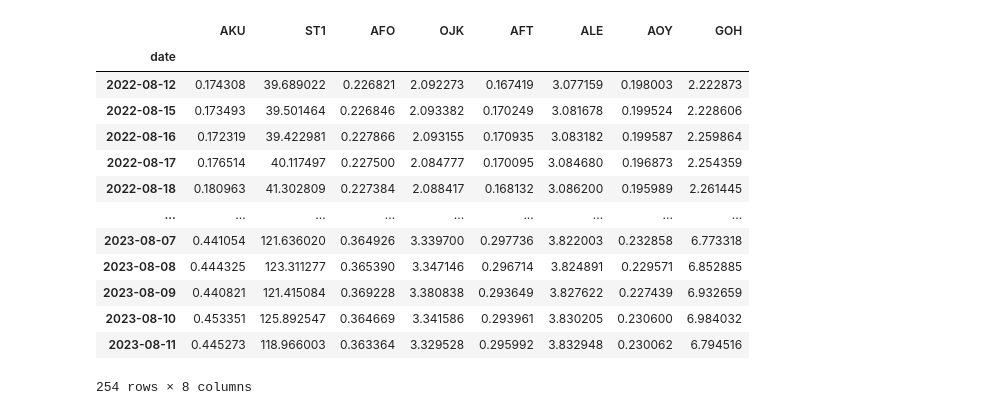
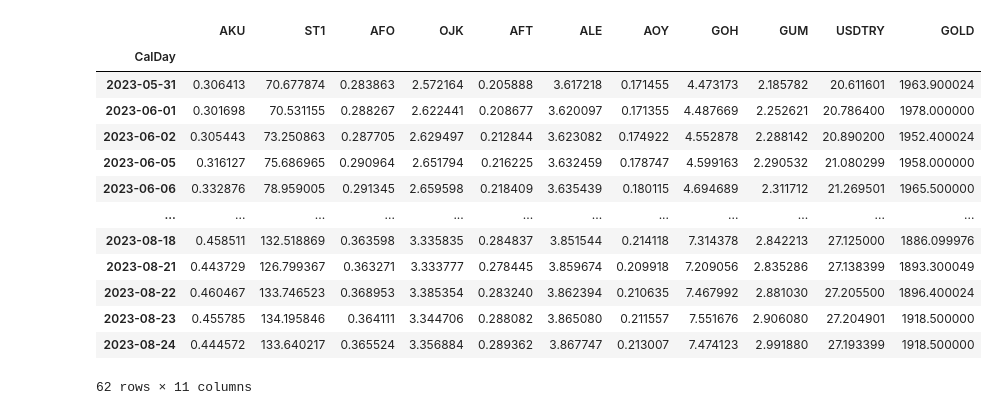
Before and after one commit to ozturkergin/ozturkergin, a Jupyter notebook: TEFAS_Fon_Analiz.ipynb, the cells around one changed output. Cells and saved outputs as stored; diff of their text form; code cells hidden in the pictures.

```diff
--- a/TEFAS_Fon_Analiz.ipynb
+++ b/TEFAS_Fon_Analiz.ipynb
@@ -224,0 +243,7 @@ def _parse_date(date: Union[str, datetime]) -> str:
+# %%
+# Get Gold Prices from Yahoo Finance
+df_fetch_gold = yf.download('GC=F', start_date_calc.strftime("%Y-%m-%d"), date.today().strftime("%Y-%m-%d"), progress=False)
+df_Gold = df_fetch_gold[['Close']].rename(columns={'Close': 'GOLD'})
+df_Gold['CalDay'] = df_Gold.index.strftime('%Y-%m-%d')
+df_Gold.set_index(['CalDay'], inplace=True)
+df_Gold
@@ -224,0 +269,7 @@ def _parse_date(date: Union[str, datetime]) -> str:
+# %%
+# Get TRY/USD Prices from Yahoo Finance
+df_fetch_USDTRY = yf.download('USDTRY=X', start_date_calc.strftime("%Y-%m-%d"), date.today().strftime("%Y-%m-%d"), progress=False, interval="1d")
+df_USDTRY = df_fetch_USDTRY[['Close']].rename(columns = {'Close': 'USDTRY'})
+df_USDTRY['CalDay'] = df_USDTRY.index.strftime('%Y-%m-%d')
+df_USDTRY.set_index(['CalDay'], inplace=True)
+df_USDTRY
@@ -225,36 +291,51 @@ def _parse_date(date: Union[str, datetime]) -> str:
 # %%
 tefas = tefas_get()
 
-assets = ['AKU','ST1','AFO', 'OJK', 'AFT', 'ALE', 'AOY', 'GOH']
+assets = ['AKU','ST1','AFO', 'OJK', 'AFT', 'ALE', 'AOY', 'GOH', 'GUM']
 
-date_start = '2022-08-12'
-date_end = '2023-08-12'
+today_1_year_ago = date.today() - timedelta(days=time_delta)
+date_start = today_1_year_ago.strftime("%Y-%m-%d")
+date_end = date.today().strftime("%Y-%m-%d")
 
 df = pd.DataFrame()
+fetched_data = pd.DataFrame()
 
 for fon in assets:
 #  print(fon)
   fetched_data = tefas.fetch(start=date_start, end=date_end, name=fon, columns=["date", "price"])
-  fetched_data.set_index(['date'], inplace=True)
+  fetched_data['CalDay'] = pd.to_datetime(fetched_data['date'], errors='coerce')
+  fetched_data['CalDay'] = fetched_data['CalDay'].dt.strftime('%Y-%m-%d')
+  fetched_data.set_index(['CalDay'], inplace=True)
+  fetched_data.drop(['date'], axis=1)
   new_df = pd.DataFrame(fetched_data)
+  new_df.drop(['date'], axis=1)
   new_df.rename(columns = {'price': fon}, inplace=True)
   df = pd.concat([df, new_df])
   df.fillna(0,inplace=True)
 
-df = df.groupby(['date']).sum(numeric_only=True)
+df = df.groupby(['CalDay']).sum(numeric_only=True)
+
+df = pd.merge(df, df_USDTRY, left_index=True, right_index=True, how='outer')
+df.fillna(inplace=True,method='ffill')
+df.fillna(inplace=True,method='bfill')
+
+df = pd.merge(df, df_Gold, left_index=True, right_index=True, how='outer')
+df.fillna(inplace=True,method='ffill')
+df.fillna(inplace=True,method='bfill')
+
 df
 # %% [output]
-|  | AKU | ST1 | AFO | OJK | AFT | ALE | AOY | GOH |
-| date |  |  |  |  |  |  |  |  |
-| 2022-08-12 | 0.174308 | 39.689022 | 0.226821 | 2.092273 | 0.167419 | 3.077159 | 0.198003 | 2.222873 |
-| 2022-08-15 | 0.173493 | 39.501464 | 0.226846 | 2.093382 | 0.170249 | 3.081678 | 0.199524 | 2.228606 |
-| 2022-08-16 | 0.172319 | 39.422981 | 0.227866 | 2.093155 | 0.170935 | 3.083182 | 0.199587 | 2.259864 |
-| 2022-08-17 | 0.176514 | 40.117497 | 0.227500 | 2.084777 | 0.170095 | 3.084680 | 0.196873 | 2.254359 |
-| 2022-08-18 | 0.180963 | 41.302809 | 0.227384 | 2.088417 | 0.168132 | 3.086200 | 0.195989 | 2.261445 |
-| ... | ... | ... | ... | ... | ... | ... | ... | ... |
-| 2023-08-07 | 0.441054 | 121.636020 | 0.364926 | 3.339700 | 0.297736 | 3.822003 | 0.232858 | 6.773318 |
-| 2023-08-08 | 0.444325 | 123.311277 | 0.365390 | 3.347146 | 0.296714 | 3.824891 | 0.229571 | 6.852885 |
-| 2023-08-09 | 0.440821 | 121.415084 | 0.369228 | 3.380838 | 0.293649 | 3.827622 | 0.227439 | 6.932659 |
-| 2023-08-10 | 0.453351 | 125.892547 | 0.364669 | 3.341586 | 0.293961 | 3.830205 | 0.230600 | 6.984032 |
-| 2023-08-11 | 0.445273 | 118.966003 | 0.363364 | 3.329528 | 0.295992 | 3.832948 | 0.230062 | 6.794516 |
+|  | AKU | ST1 | AFO | OJK | AFT | ALE | AOY | GOH | GUM | USDTRY | GOLD |
+| CalDay |  |  |  |  |  |  |  |  |  |  |  |
+| 2023-05-31 | 0.306413 | 70.677874 | 0.283863 | 2.572164 | 0.205888 | 3.617218 | 0.171455 | 4.473173 | 2.185782 | 20.611601 | 1963.900024 |
+| 2023-06-01 | 0.301698 | 70.531155 | 0.288267 | 2.622441 | 0.208677 | 3.620097 | 0.171355 | 4.487669 | 2.252621 | 20.786400 | 1978.000000 |
+| 2023-06-02 | 0.305443 | 73.250863 | 0.287705 | 2.629497 | 0.212844 | 3.623082 | 0.174922 | 4.552878 | 2.288142 | 20.890200 | 1952.400024 |
+| 2023-06-05 | 0.316127 | 75.686965 | 0.290964 | 2.651794 | 0.216225 | 3.632459 | 0.178747 | 4.599163 | 2.290532 | 21.080299 | 1958.000000 |
+| 2023-06-06 | 0.332876 | 78.959005 | 0.291345 | 2.659598 | 0.218409 | 3.635439 | 0.180115 | 4.694689 | 2.311712 | 21.269501 | 1965.500000 |
+| ... | ... | ... | ... | ... | ... | ... | ... | ... | ... | ... | ... |
+| 2023-08-18 | 0.458511 | 132.518869 | 0.363598 | 3.335835 | 0.284837 | 3.851544 | 0.214118 | 7.314378 | 2.842213 | 27.125000 | 1886.099976 |
+| 2023-08-21 | 0.443729 | 126.799367 | 0.363271 | 3.333777 | 0.278445 | 3.859674 | 0.209918 | 7.209056 | 2.835286 | 27.138399 | 1893.300049 |
+| 2023-08-22 | 0.460467 | 133.746523 | 0.368953 | 3.385354 | 0.283240 | 3.862394 | 0.210635 | 7.467992 | 2.881030 | 27.205500 | 1896.400024 |
+| 2023-08-23 | 0.455785 | 134.195846 | 0.364111 | 3.344706 | 0.288082 | 3.865080 | 0.211557 | 7.551676 | 2.906080 | 27.204901 | 1918.500000 |
+| 2023-08-24 | 0.444572 | 133.640217 | 0.365524 | 3.356884 | 0.289362 | 3.867747 | 0.213007 | 7.474123 | 2.991880 | 27.193399 | 1918.500000 |
-254 rows × 8 columns
+62 rows × 11 columns
```
Also changed, not shown: parts of 19 cells of this notebook.
